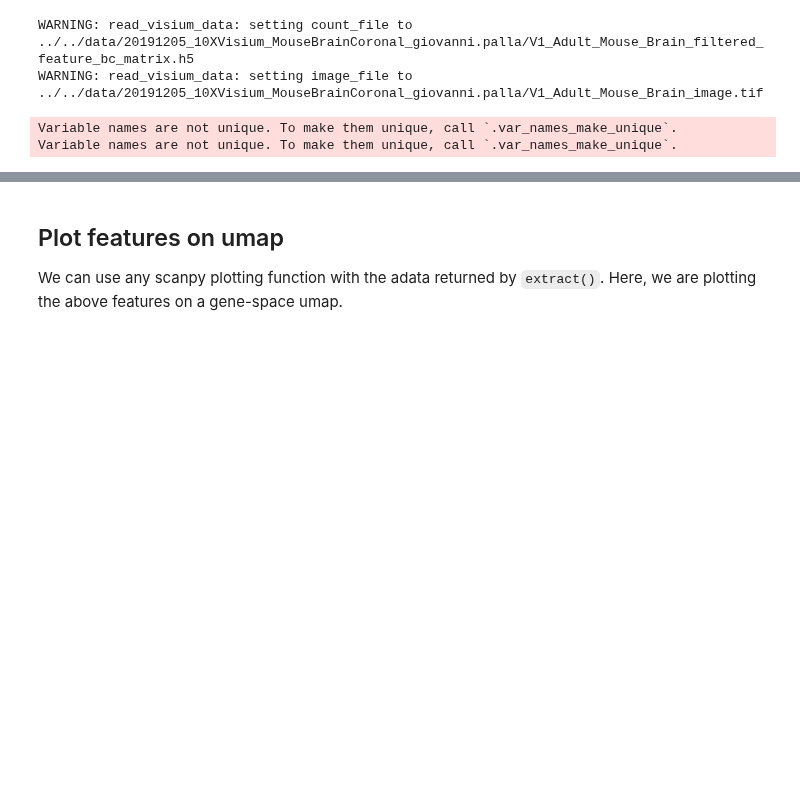
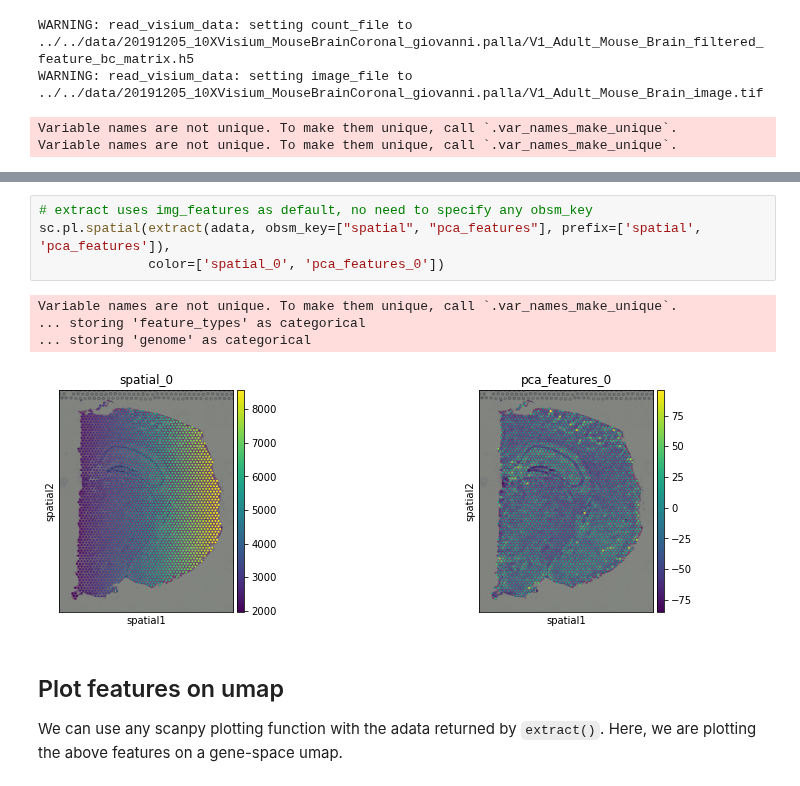
Before and after one commit to scverse/squidpy, a Jupyter notebook: notebooks/tutorial_image_plotting_extract.ipynb, the cells around one changed output, grey strips where cells are left out. Cells and saved outputs as stored; diff of their text form; blank space fills up the shorter version.

```diff
--- a/notebooks/tutorial_image_plotting_extract.ipynb
+++ b/notebooks/tutorial_image_plotting_extract.ipynb
@@ -43,3 +49,12 @@ Variable names are not unique. To make them unique, call `.var_names_make_unique
+# %%
+# extract uses img_features as default, no need to specify any obsm_key
+sc.pl.spatial(extract(adata, obsm_key=["spatial", "pca_features"], prefix=['spatial', 'pca_features']),
+              color=['spatial_0', 'pca_features_0'])
+# %% [output]
+Variable names are not unique. To make them unique, call `.var_names_make_unique`.
+... storing 'feature_types' as categorical
+... storing 'genome' as categorical
+[figure, added]
 # %% [markdown]
 ## Plot features on umap
 We can use any scanpy plotting function with the adata returned by `extract()`.
```
Also changed, not shown: parts of 6 cells of this notebook, 2 other files.
